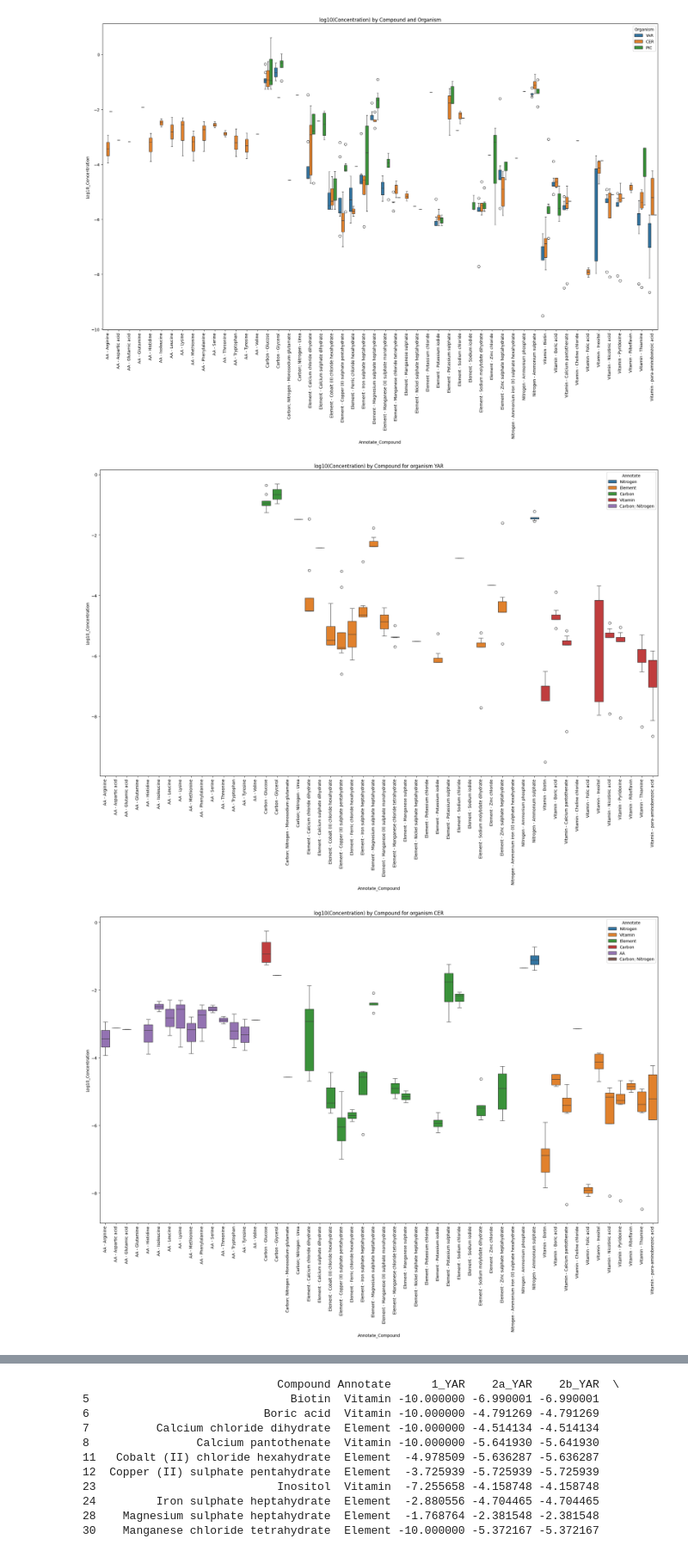
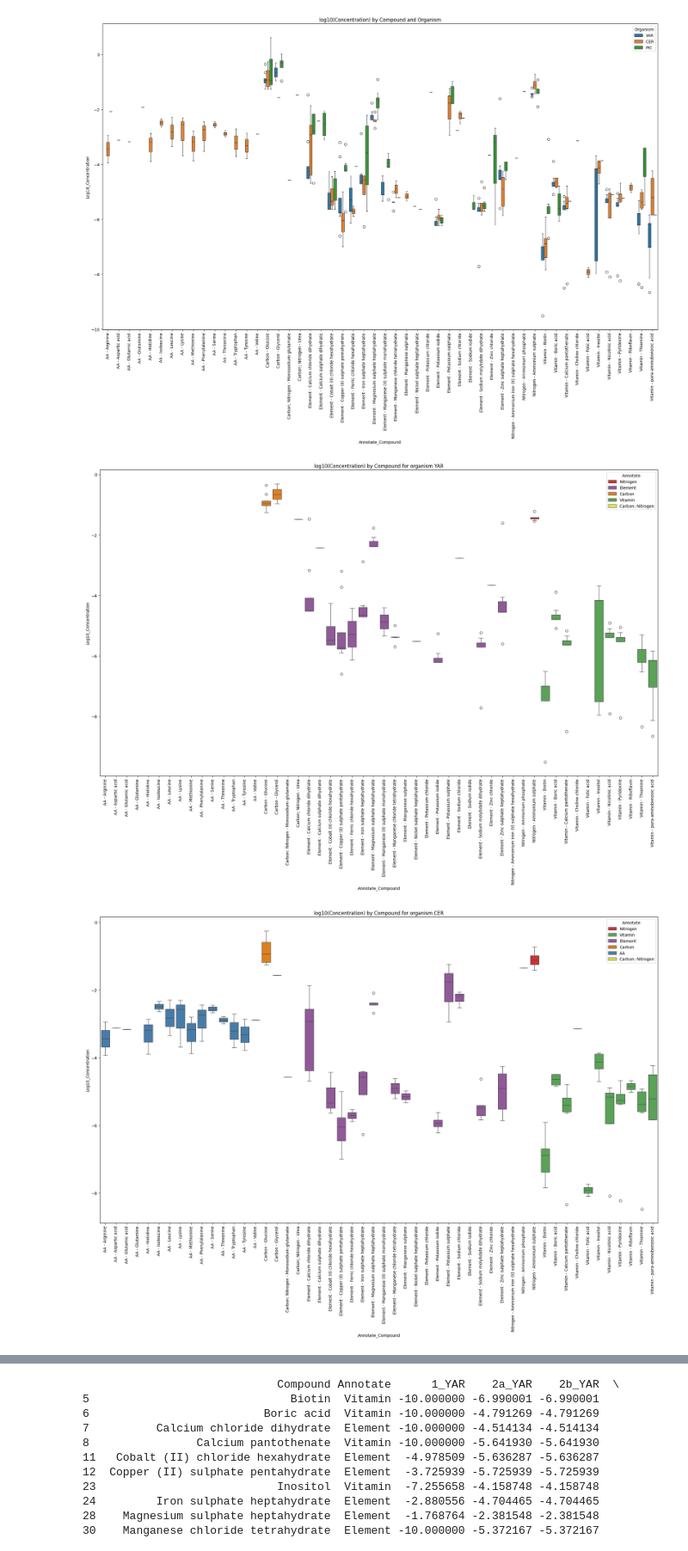
Before and after one commit to subarumuroi/ML_for_rational_design, a Jupyter notebook: MediaDataAnalysisMolarConc.ipynb, the cells around one changed output, grey strips where cells are left out. Shown at 86% size. Cells and saved outputs as stored; diff of their text form; code cells hidden in the pictures.

Commit message:
made individual species plot a bit cleaner and consistent

```diff
--- a/MediaDataAnalysisMolarConc.ipynb
+++ b/MediaDataAnalysisMolarConc.ipynb
@@ -85,16 +85,21 @@ plt.show()
 [figure]
 # %%
 organisms = ['YAR', 'CER', 'PIC']
+
+
+# Define all possible categories and assign fixed colors
+unique_annotates = df_long['Annotate'].dropna().unique()
+palette = dict(zip(unique_annotates, sns.color_palette("Set1", len(unique_annotates))))
 
 for org in organisms:
     plt.figure(figsize=(20, 15))
     subset = df_long[(df_long['Organism'] == org) & (df_long['Log10_Concentration'] > -10)]
     sns.boxplot(data=subset,
-                x='Annotate_Compound', y='Log10_Concentration', hue = 'Annotate', order=ordered_x)
+                x='Annotate_Compound', y='Log10_Concentration', hue = 'Annotate', palette=palette, order=ordered_x)
     plt.xticks(rotation=90)
     plt.title(f'log10(Concentration) by Compound for organism {org}')
     plt.tight_layout()
     plt.show()
 # %% [output]
-[figure, old version]
+[figure, new version]
-[figure, old version]
+[figure, new version]
```
Also changed, not shown: parts of 2 cells of this notebook.
